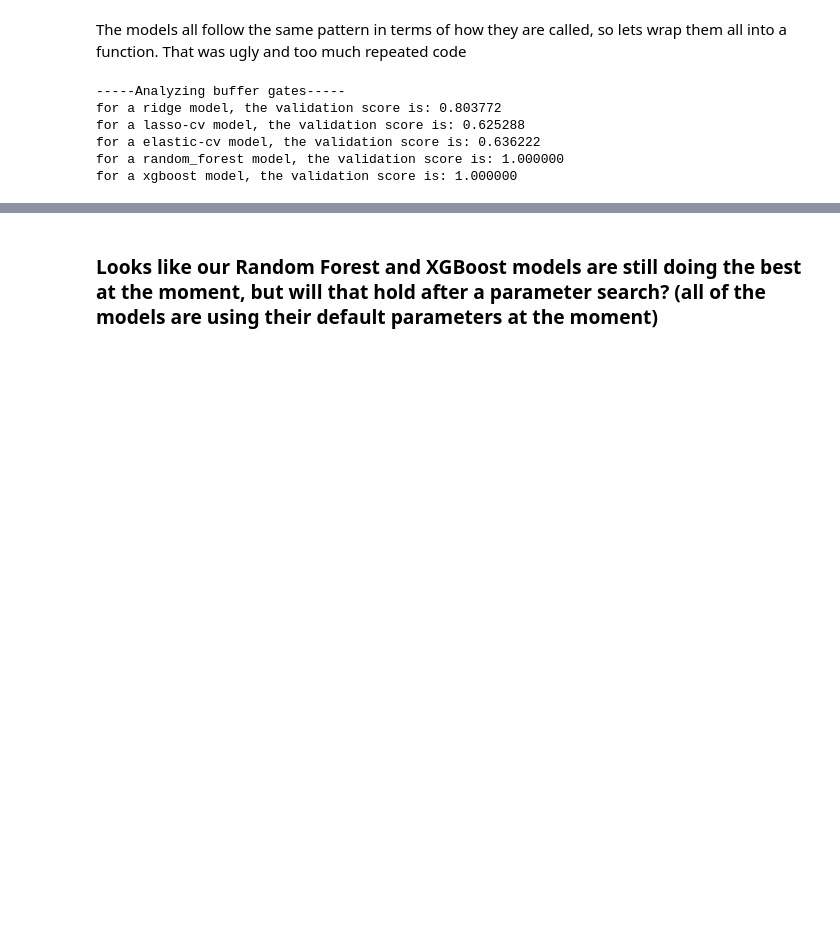
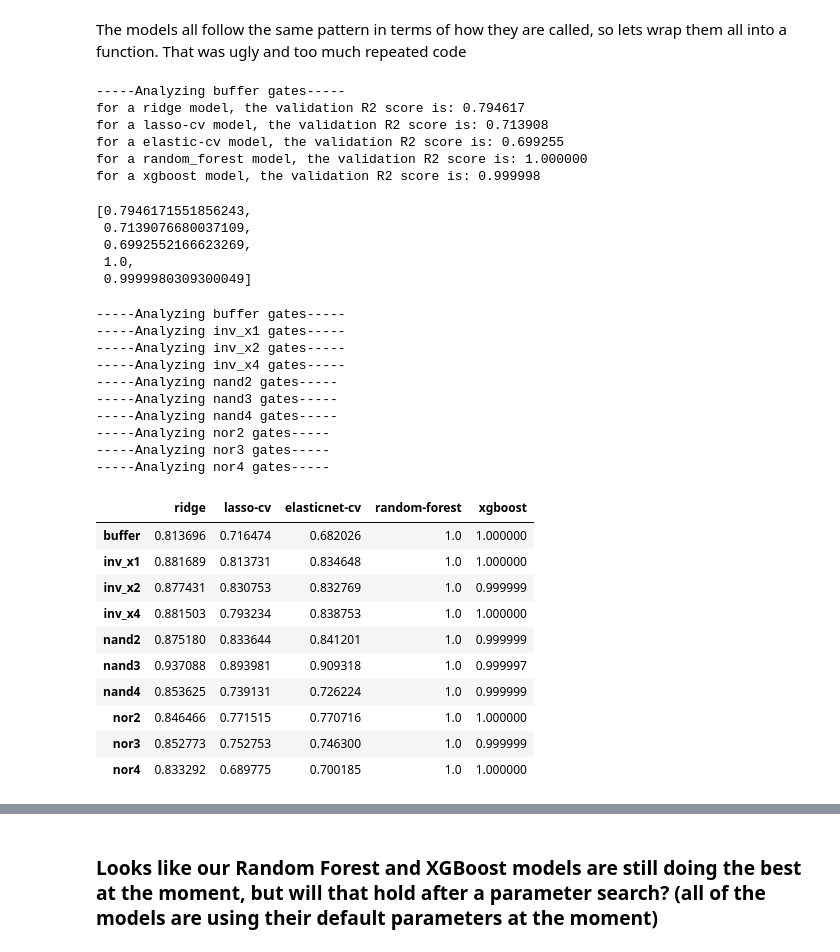
Before and after one commit to azaidi06/bml-lbl, a Jupyter notebook: 04_simple_models.ipynb, the cells around one changed output, grey strips where cells are left out. Saved outputs shown, nothing was run; the diff lists cells and outputs as text; code cells hidden in the pictures; blank space fills up the shorter version.

```diff
--- a/04_simple_models.ipynb
+++ b/04_simple_models.ipynb
@@ -159,11 +174,16 @@ def run_models(gate_type='buffer', random_state=0, normalize_y=True):
     print('\n')
 # %%
 #test run on just the buffer gate
-run_models()
+run_models(print_vals=True)
 # %% [output]
 -----Analyzing buffer gates-----
-for a ridge model, the validation score is: 0.803772
-for a lasso-cv model, the validation score is: 0.625288
-for a elastic-cv model, the validation score is: 0.636222
-for a random_forest model, the validation score is: 1.000000
-for a xgboost model, the validation score is: 1.000000
+for a ridge model, the validation R2 score is: 0.794617
+for a lasso-cv model, the validation R2 score is: 0.713908
+for a elastic-cv model, the validation R2 score is: 0.699255
+for a random_forest model, the validation R2 score is: 1.000000
+for a xgboost model, the validation R2 score is: 0.999998
+[0.7946171551856243,
+ 0.7139076680037109,
+ 0.6992552166623269,
+ 1.0,
+ 0.9999980309300049]
@@ -169,0 +200,25 @@ for a xgboost model, the validation score is: 1.000000
+# %%
+results_df = model_gates(gate_dict, print_vals=False)
+results_df
+# %% [output]
+-----Analyzing buffer gates-----
+-----Analyzing inv_x1 gates-----
+-----Analyzing inv_x2 gates-----
+-----Analyzing inv_x4 gates-----
+-----Analyzing nand2 gates-----
+-----Analyzing nand3 gates-----
+-----Analyzing nand4 gates-----
+-----Analyzing nor2 gates-----
+-----Analyzing nor3 gates-----
+-----Analyzing nor4 gates-----
+|  | ridge | lasso-cv | elasticnet-cv | random-forest | xgboost |
+| buffer | 0.813696 | 0.716474 | 0.682026 | 1.0 | 1.000000 |
+| inv_x1 | 0.881689 | 0.813731 | 0.834648 | 1.0 | 1.000000 |
+| inv_x2 | 0.877431 | 0.830753 | 0.832769 | 1.0 | 0.999999 |
+| inv_x4 | 0.881503 | 0.793234 | 0.838753 | 1.0 | 1.000000 |
+| nand2 | 0.875180 | 0.833644 | 0.841201 | 1.0 | 0.999999 |
+| nand3 | 0.937088 | 0.893981 | 0.909318 | 1.0 | 0.999997 |
+| nand4 | 0.853625 | 0.739131 | 0.726224 | 1.0 | 0.999999 |
+| nor2 | 0.846466 | 0.771515 | 0.770716 | 1.0 | 1.000000 |
+| nor3 | 0.852773 | 0.752753 | 0.746300 | 1.0 | 0.999999 |
+| nor4 | 0.833292 | 0.689775 | 0.700185 | 1.0 | 1.000000 |
```
Also changed, not shown: parts of 8 cells of this notebook.
